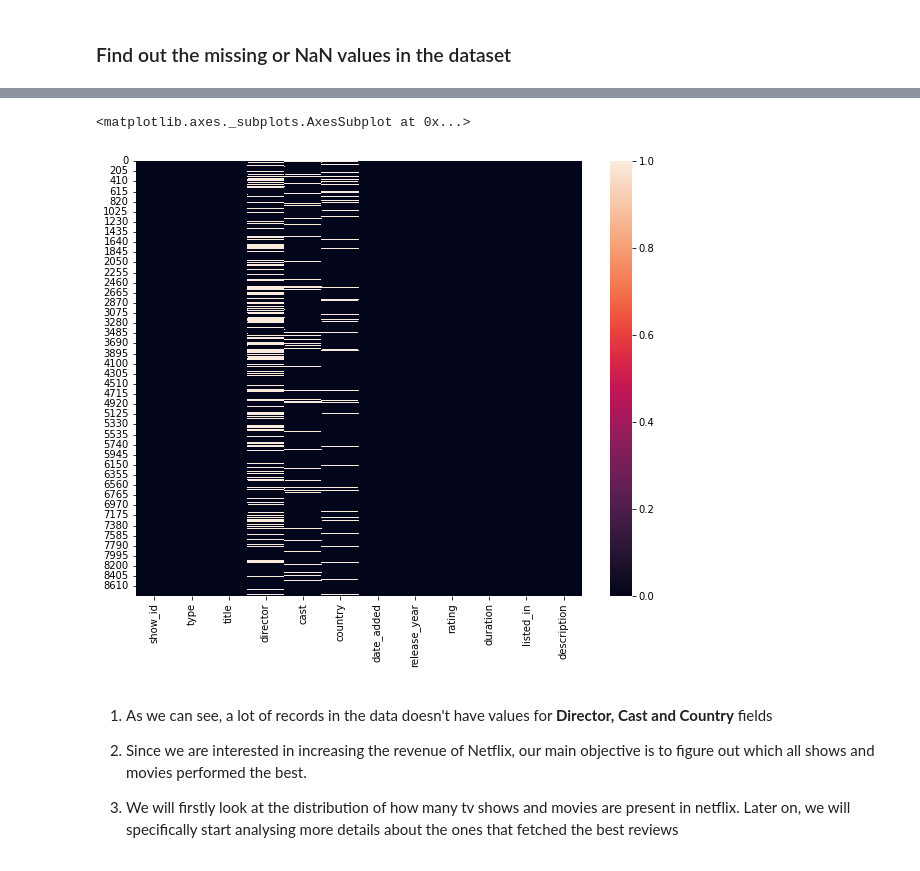
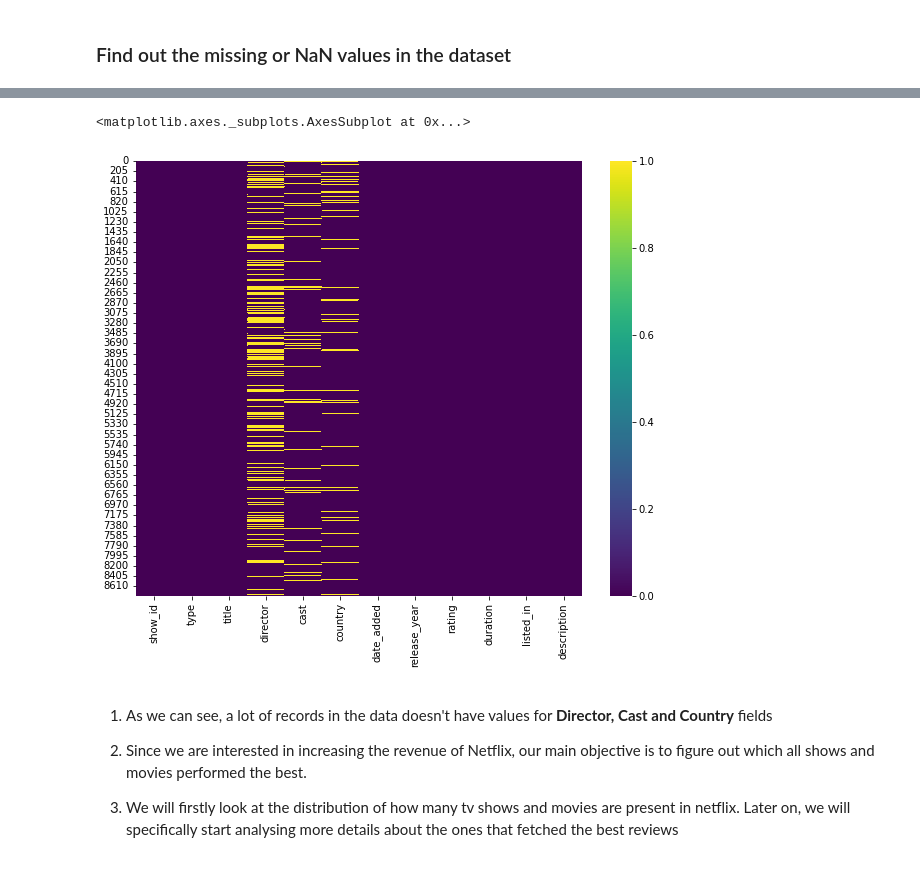
Before and after one commit to jhashivam/Data_Analysis-Projects, a Jupyter notebook: Netflix-EDA/Netflix_Data_Analysis.ipynb, the cells around one changed output, grey strips where cells are left out. Cells and saved outputs as stored; diff of their text form; code cells hidden in the pictures.

```diff
--- a/Netflix-EDA/Netflix_Data_Analysis.ipynb
+++ b/Netflix-EDA/Netflix_Data_Analysis.ipynb
@@ -20,9 +40,9 @@ data.head()
 # %%
 plt.figure(figsize=(10,8))
-sns.heatmap(data.isna())
+sns.heatmap(data.isnull(),cmap = 'viridis')
 # %% [output]
 <matplotlib.axes._subplots.AxesSubplot at 0x...>
-[figure, old version]
+[figure, new version]
 # %% [markdown]
 1. As we can see, a lot of records in the data doesn't have values for **Director, Cast and Country** fields
 
```
Also changed, not shown: parts of 3 cells of this notebook, 1 other file.
